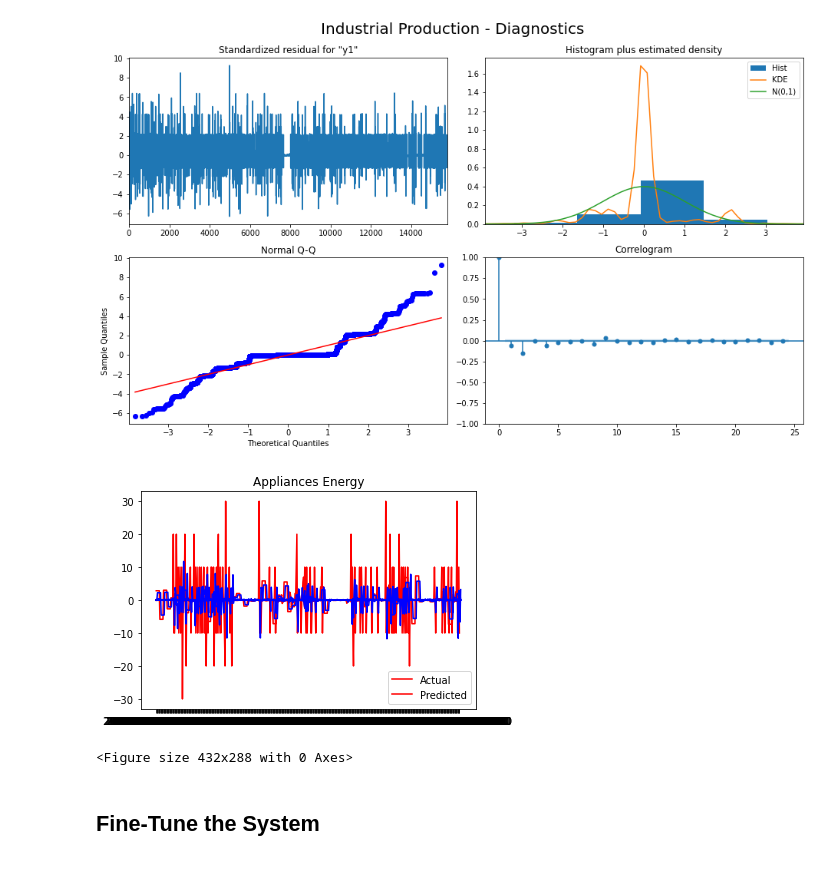
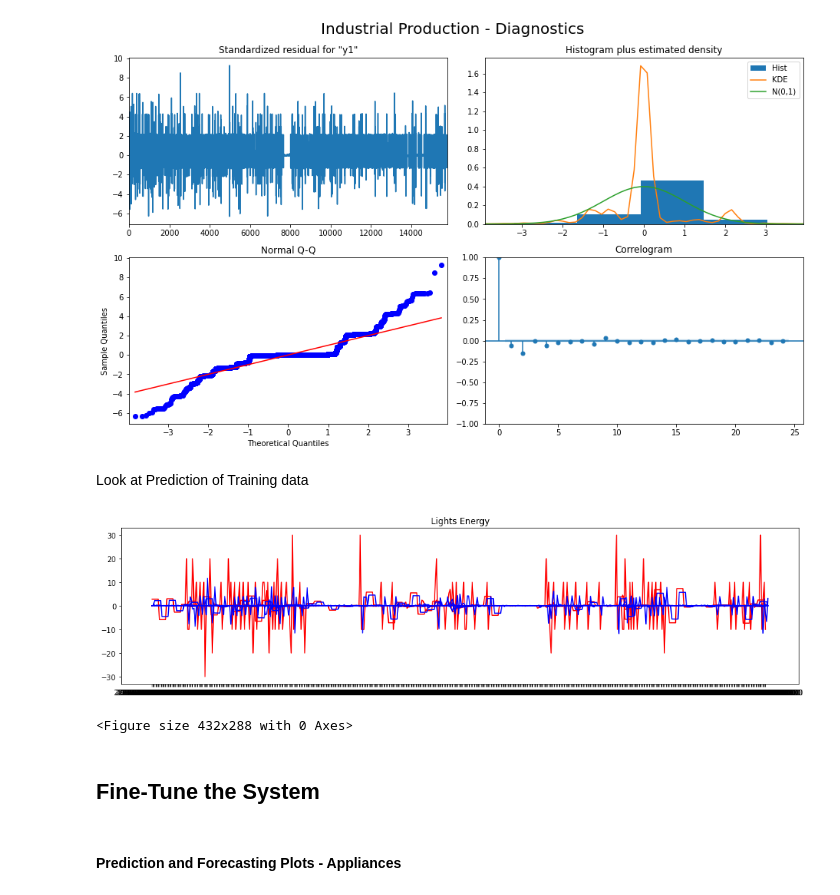
Before and after one commit to parksjr5/Energy_Forecasting, a Jupyter notebook: timeseries_new.ipynb, the cells around one changed output. Saved outputs shown, nothing was run; the diff lists cells and outputs as text; code cells hidden in the pictures.

```diff
--- a/timeseries_new.ipynb
+++ b/timeseries_new.ipynb
@@ -556,14 +586,23 @@ F     = final function value
 
 CONVERGENCE: REL_REDUCTION_OF_F_<=_FACTR*EPSMCH
 [figure]
+# %% [markdown]
+Look at Prediction of Training data
 # %%
 predicted_result = model.predict(start=0, end=500)
+
+plt.figure().set_figwidth(17)
 plt.plot(data_lights[1:500],color='red')
 plt.plot(predicted_result,color='blue')
-plt.legend(['Actual','Predicted'])
-plt.title('Appliances Energy')
+plt.title('Lights Energy')
+plt.tick_params(
+    axis='x',          # changes apply to the x-axis
+    which='minor',      # both major and minor ticks are affected
+    bottom=False,      # ticks along the bottom edge are off
+    top=False,         # ticks along the top edge are off
+    labelbottom=False)
 plt.show()
 plt.tight_layout()
 # %% [output]
-[figure, old version]
+[figure, new version]
 <Figure size 432x288 with 0 Axes>
@@ -583,0 +613,2 @@ plt.show()
+# %% [markdown]
+#### Prediction and Forecasting Plots - Appliances
```
Also changed, not shown: parts of 12 cells of this notebook.
